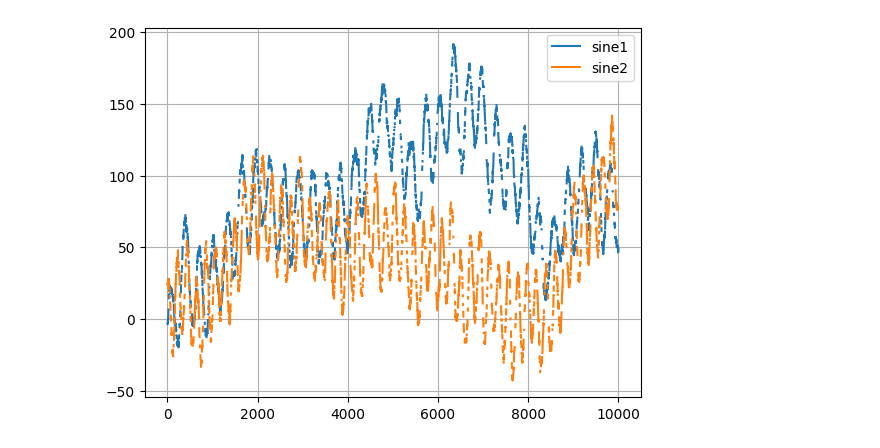
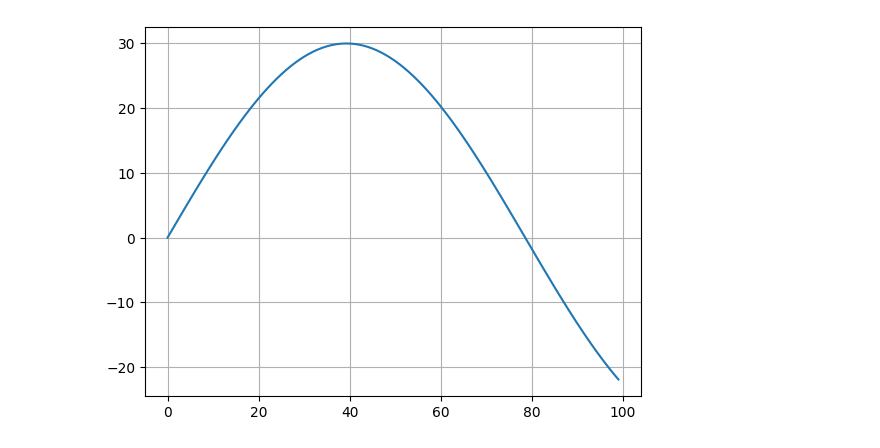
Before and after one commit to EdvardJSHolen/Final-Year-Project, a Jupyter notebook: TimeFusion/random_walk_example.ipynb, the cells around one changed output. Drawn from its saved outputs; the diff is of its cells as text; code cells hidden in the pictures.

```diff
--- a/TimeFusion/random_walk_example.ipynb
+++ b/TimeFusion/random_walk_example.ipynb
@@ -25,10 +26,11 @@ samples = []
 for i in range(10000):
 
     # Calculate underlying sine values
-    y = 30*np.array([np.sin(0.02*i),np.sin((0.03*i + 1))])
+    y = 30*np.array([np.sin(0.04*i),np.sin((0.06*i + 1))])
 
     # Draw random samples from normal distribution
-    z = np.random.multivariate_normal(z,cov)
+    #z = np.random.multivariate_normal(z,cov)
+    z = np.array([0,0])
 
     # Store samples
     samples.append(y + z)
@@ -37,8 +39,8 @@ for i in range(10000):
 data = pd.DataFrame(data=samples,columns=["sine1","sine2"])
 
 # Remove 50% of samples to make into an irregular time-series
-keep = 0.5 # What fraction of cells to keep
-mask = [True]*int(2*len(data)*keep) + [False]*int(2*len(data)*(1-keep))
+keep = 1 # What fraction of cells to keep
+mask = [False]*int(2*len(data)*keep) + [True]*int(2*len(data)*(1-keep))
 random.shuffle(mask)
 mask = np.array(mask).reshape((len(data),2))
 data = data.mask(mask)
@@ -47,7 +49,7 @@ data = data.mask(mask)
 data = data.dropna(axis = 0, how = 'all')
 # %%
 # Plot data so we can inspect it
-data.plot()
+data["sine1"][:100].plot()
 plt.grid(True)
 # %% [output]
-[figure, old version]
+[figure, new version]
```
Also changed, not shown: parts of 8 cells of this notebook, 2 other files.
